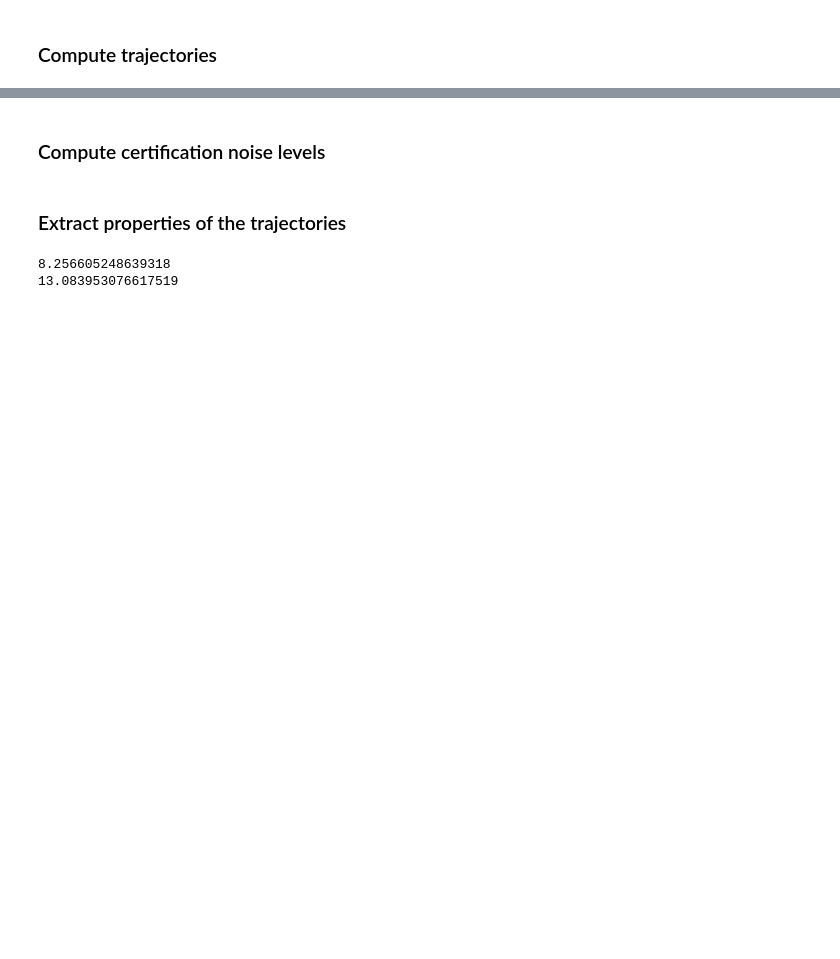
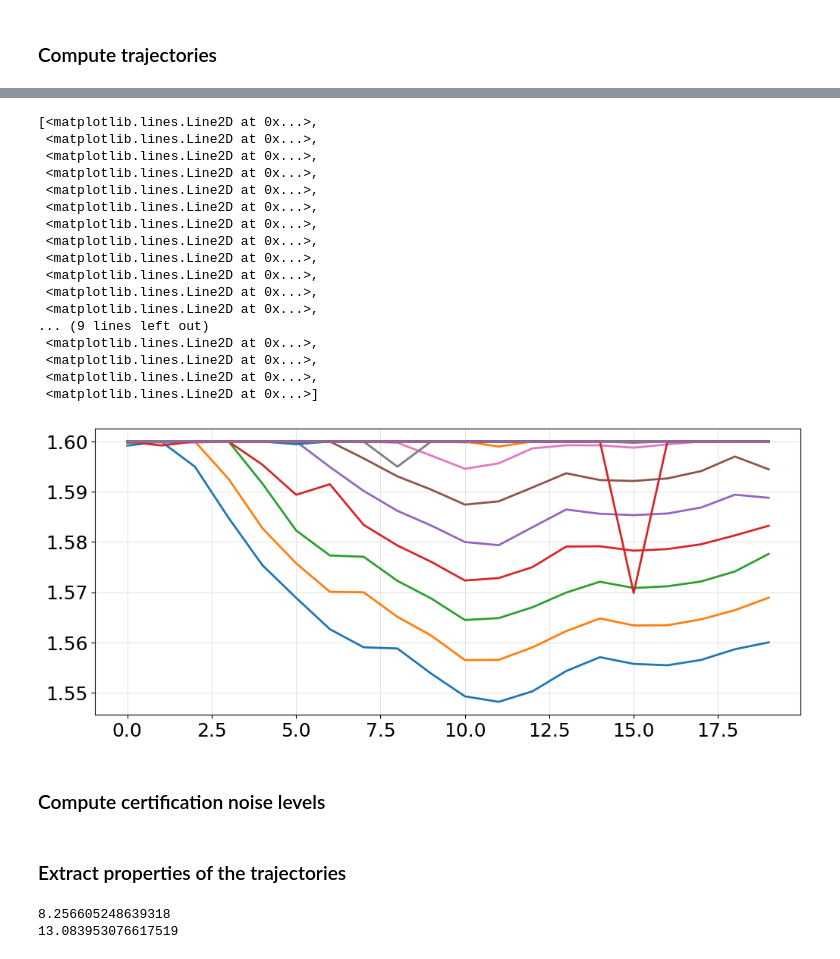
Before and after one commit to MIT-LAE/pyNA, a Jupyter notebook: pyNA/run/STCB trajectory sweep.ipynb, the cells around one changed output, grey strips where cells are left out. Cells and saved outputs as stored; diff of their text form; code cells hidden in the pictures; blank space fills up the shorter version.

```diff
--- a/pyNA/run/STCB trajectory sweep.ipynb
+++ b/pyNA/run/STCB trajectory sweep.ipynb
@@ -120,3 +122,24 @@ if False:
+# %%
+plt.plot(np.load('../cases/stca/output/STCB/Vmax/sweeps/k_rot.npy'))
+# %% [output]
+[<matplotlib.lines.Line2D at 0x...>,
+ <matplotlib.lines.Line2D at 0x...>,
+ <matplotlib.lines.Line2D at 0x...>,
+ <matplotlib.lines.Line2D at 0x...>,
+ <matplotlib.lines.Line2D at 0x...>,
+ <matplotlib.lines.Line2D at 0x...>,
+ <matplotlib.lines.Line2D at 0x...>,
+ <matplotlib.lines.Line2D at 0x...>,
+ <matplotlib.lines.Line2D at 0x...>,
+ <matplotlib.lines.Line2D at 0x...>,
+ <matplotlib.lines.Line2D at 0x...>,
+ <matplotlib.lines.Line2D at 0x...>,
+... (9 lines left out)
+ <matplotlib.lines.Line2D at 0x...>,
+ <matplotlib.lines.Line2D at 0x...>,
+ <matplotlib.lines.Line2D at 0x...>,
+ <matplotlib.lines.Line2D at 0x...>]
+[figure, added]
 # %% [markdown]
 ### Compute certification noise levels
 # %%
```
Also changed, not shown: parts of 2 cells of this notebook, 27 other files.
